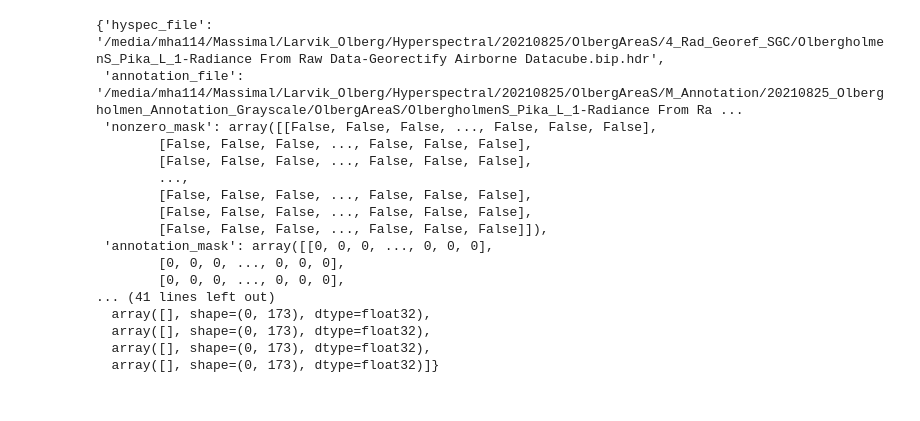
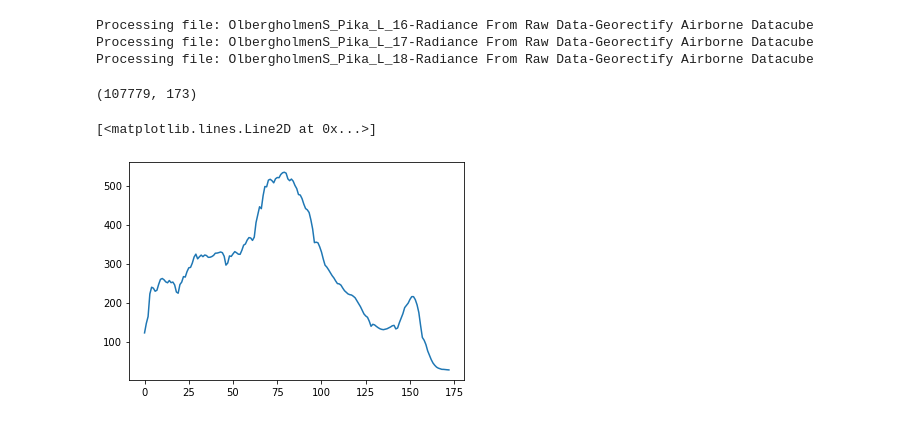
Before and after one commit to mh-skjelvareid/massimal, a Jupyter notebook: dataset_specific/20210825_Olberg/20210825_OlbergAreaS_CollectAnnotatedPixels.ipynb, the cells around one changed output. Saved outputs shown, nothing was run; the diff lists cells and outputs as text; code cells hidden in the pictures.

Commit message:
Various testing regarding reading and processing annotated data

```diff
--- a/dataset_specific/20210825_Olberg/20210825_OlbergAreaS_CollectAnnotatedPixels.ipynb
+++ b/dataset_specific/20210825_Olberg/20210825_OlbergAreaS_CollectAnnotatedPixels.ipynb
@@ -70,32 +15,0 @@ Saccharina latissima: 17
-# %%
-# Loop through files and collect spectra for each class
-data = []
-for file in filenames:
-    # Status update
-    print('Processing file: ' + file)
-
-    # Load hyperspectral file
-    hyspec_file = os.path.join(hyspec_dir,file + '.bip.hdr')
-    (im_cube,wl,rgb_ind,metadata) = hyspec_io.load_envi_image(hyspec_file)
-
-    # Create non-zero mask
-    nonzero_mask = ~np.all(im_cube == 0,axis=2)
-
-    # Open annotation file
-    annotation_file = os.path.join(annotation_dir,file + '.png')
-    annotation_mask = skimage.io.imread(annotation_file) * nonzero_mask
-
-    # Create "local" dictionary for collecting data from current file
-    data_dict = {'hyspec_file': hyspec_file,
-                 'annotation_file': annotation_file,
-                 'nonzero_mask': nonzero_mask,
-                 'annotation_mask': annotation_mask,
-                 'spectra': []}  # Empty list, to be filled
-
-    # Collect spectra for each class
-    for (class_name,class_ind) in class_dict.items():
-        spec = im_cube[annotation_mask == class_ind]
-        data_dict['spectra'].append(spec)
-
-    # Append dictionary to file list
-    data.append(data_dict)
@@ -132,20 +16,21 @@ data = np.load('/media/mha114/Massimal/Tmp/Test_Save_Collected_Spectra/test_save
-# %%
-data[0]
-# %% [output]
-{'hyspec_file': '/media/mha114/Massimal/Larvik_Olberg/Hyperspectral/20210825/OlbergAreaS/4_Rad_Georef_SGC/OlbergholmenS_Pika_L_1-Radiance From Raw Data-Georectify Airborne Datacube.bip.hdr',
- 'annotation_file': '/media/mha114/Massimal/Larvik_Olberg/Hyperspectral/20210825/OlbergAreaS/M_Annotation/20210825_Olbergholmen_Annotation_Grayscale/OlbergAreaS/OlbergholmenS_Pika_L_1-Radiance From Ra ...
- 'nonzero_mask': array([[False, False, False, ..., False, False, False],
-        [False, False, False, ..., False, False, False],
-        [False, False, False, ..., False, False, False],
-        ...,
-        [False, False, False, ..., False, False, False],
-        [False, False, False, ..., False, False, False],
-        [False, False, False, ..., False, False, False]]),
- 'annotation_mask': array([[0, 0, 0, ..., 0, 0, 0],
-        [0, 0, 0, ..., 0, 0, 0],
-        [0, 0, 0, ..., 0, 0, 0],
-... (41 lines left out)
-  array([], shape=(0, 173), dtype=float32),
-  array([], shape=(0, 173), dtype=float32),
-  array([], shape=(0, 173), dtype=float32),
-  array([], shape=(0, 173), dtype=float32)]}
+# %%
+data = batch_process.collect_annotated_data(class_dict,hyspec_dir,annotation_dir)
+# %% [output]
+Processing file: OlbergholmenS_Pika_L_16-Radiance From Raw Data-Georectify Airborne Datacube
+Processing file: OlbergholmenS_Pika_L_17-Radiance From Raw Data-Georectify Airborne Datacube
+Processing file: OlbergholmenS_Pika_L_18-Radiance From Raw Data-Georectify Airborne Datacube
+# %%
+# Try collecting all samples from same class in single matrix
+X = []
+for data_dict in data:
+    X.append(data_dict['spectra']['Zostera marina - dominant'])
+X = np.concatenate(X,axis=0)
+# %%
+X.shape
+# %% [output]
+(107779, 173)
+# %%
+plt.plot(X.mean(axis=0))
+# %% [output]
+[<matplotlib.lines.Line2D at 0x...>]
+[figure, added]
```
Also changed, not shown: parts of 11 cells of this notebook, 8 other files.
